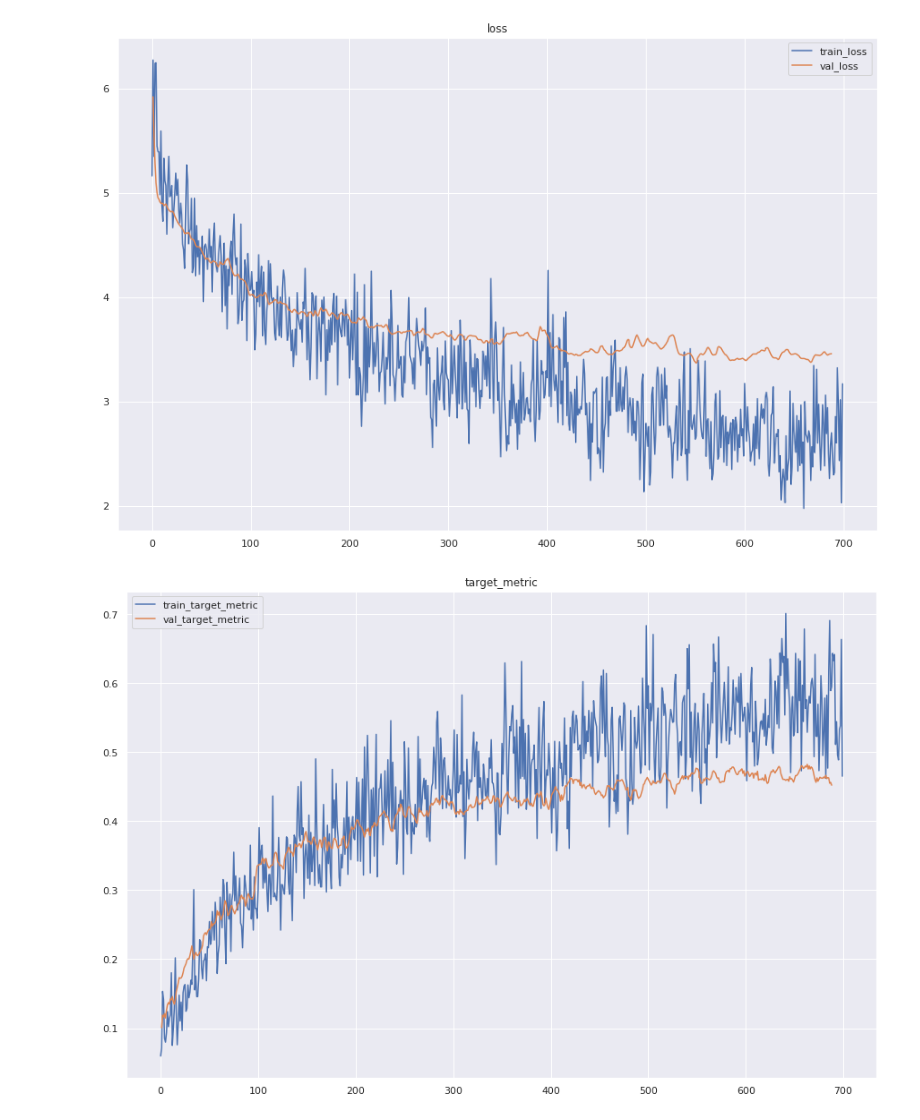
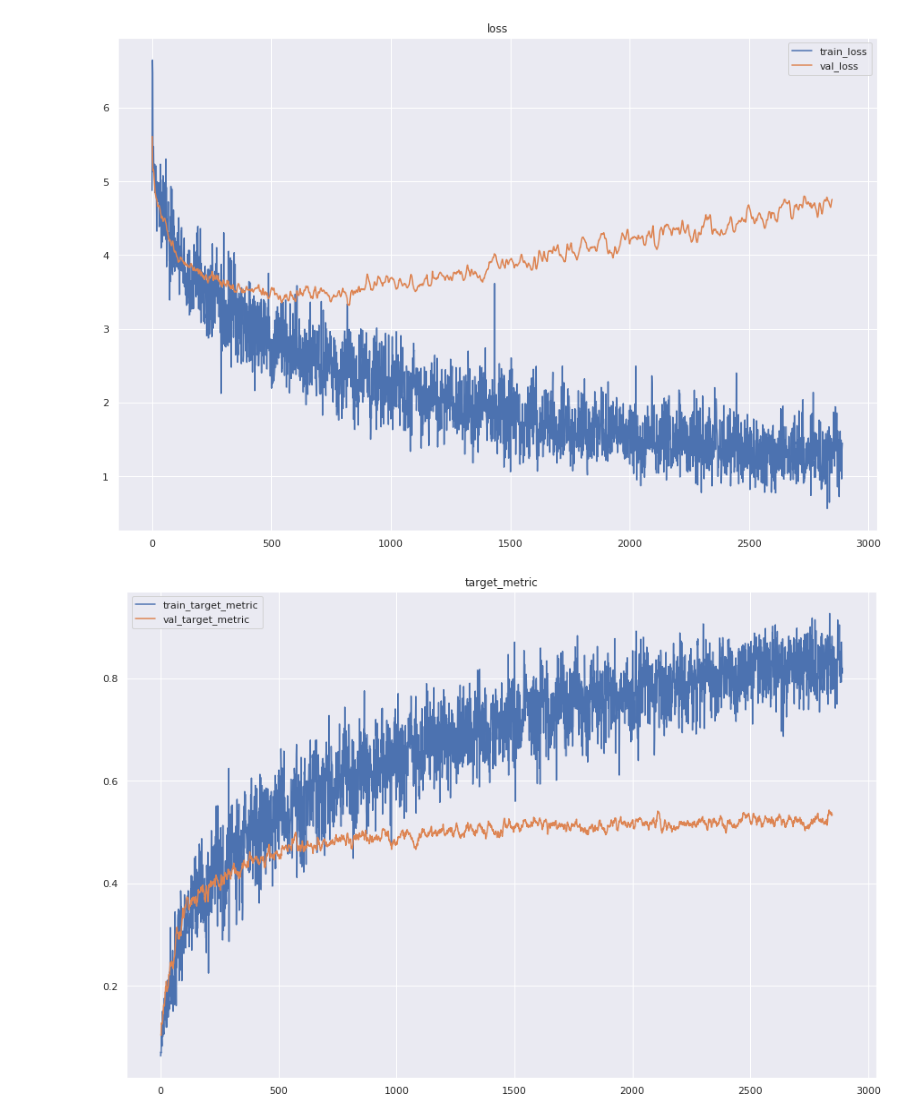
Before and after one commit to itasarom/sound, a Jupyter notebook: self_attention.ipynb, the cells around one changed output. Drawn from its saved outputs; the diff is of its cells as text; code cells hidden in the pictures.

```diff
--- a/self_attention.ipynb
+++ b/self_attention.ipynb
@@ -51,8 +52,8 @@ tr = trainer.Trainer(model, torch.optim.Adam, device, {"path":"./experiments/lst
 # %%
 tr.train(
     loaders={"train_loader":train_loader, "test_loader":test_loader},
-    params={"epochs":10, "grad_clip_norm":10.0, "validate_every":25},
+    params={"epochs":50, "grad_clip_norm":10.0, "validate_every":25},
 )
 # %% [output]
-[figure, old version]
+[figure, new version]
-[figure, old version]
+[figure, new version]
```
Also changed, not shown: parts of 1 cell of this notebook, 5 other files.
